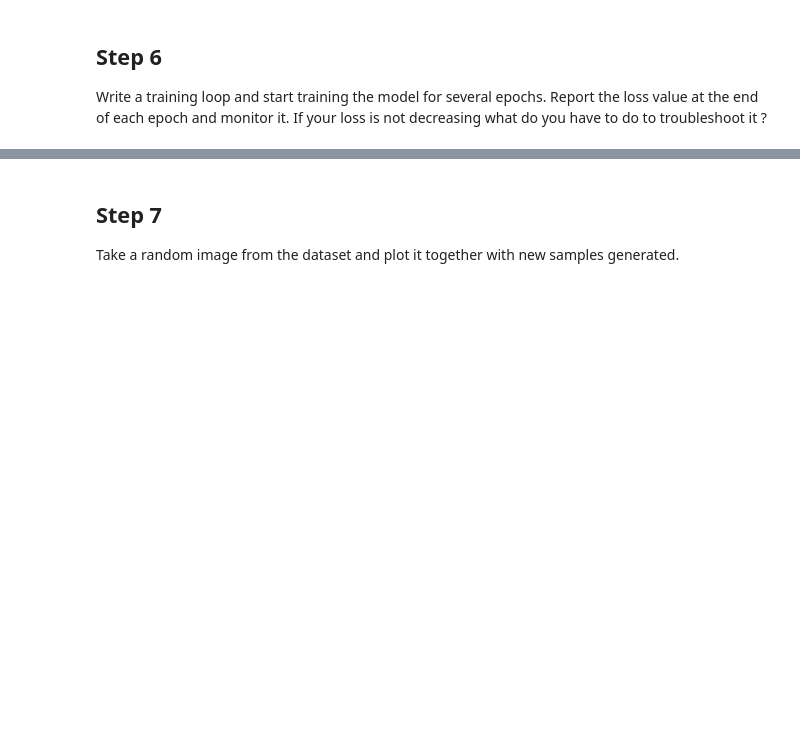
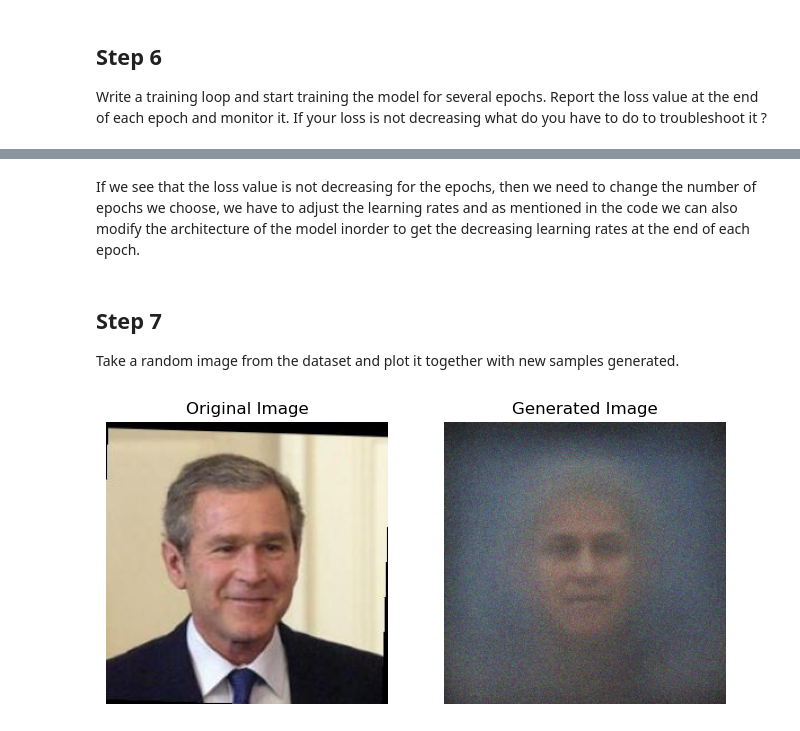
Before and after one commit to av0907/CECS-550_PatternRecognition, a Jupyter notebook: HW4/HW4.ipynb, the cells around one changed output, grey strips where cells are left out. Saved outputs shown, nothing was run; the diff lists cells and outputs as text; code cells hidden in the pictures; blank space fills up the shorter version.

```diff
--- a/HW4/HW4.ipynb
+++ b/HW4/HW4.ipynb
@@ -217,6 +208,28 @@ Epoch [3/5], Loss: 245147.6082
+# %% [markdown]
+If we see that the loss value is not decreasing for the epochs, then we need to change the number of epochs we choose, we have to adjust the learning rates and as mentioned in the code we can also modify the architecture of the model inorder to get the decreasing learning rates at the end of each epoch.
 # %% [markdown]
 ##  Step 7
 
 Take a random image from the dataset and plot it together with new samples generated.
 # %%
-plt.imshow()
+import matplotlib.pyplot as plt
+import numpy as np
+import torch
+
+for x, y in dataloader:
+    random_image = x[0]
+    break
+latent_sample = torch.randn(1, latent_dim)
+generated_image = vae_model.decoder(latent_sample)
+plt.figure(figsize=(8, 4))
+plt.subplot(1, 2, 1)
+plt.title("Original Image")
+plt.imshow(np.transpose(random_image.squeeze().numpy(), (1, 2, 0)))
+plt.axis('off')
+plt.subplot(1, 2, 2)
+plt.title("Generated Image")
+plt.imshow(np.transpose(generated_image.squeeze().detach().numpy(), (1, 2, 0)))
+plt.axis('off')
+plt.show()
+# %% [output]
+[figure, added]
```
Also changed, not shown: parts of 7 cells of this notebook.
